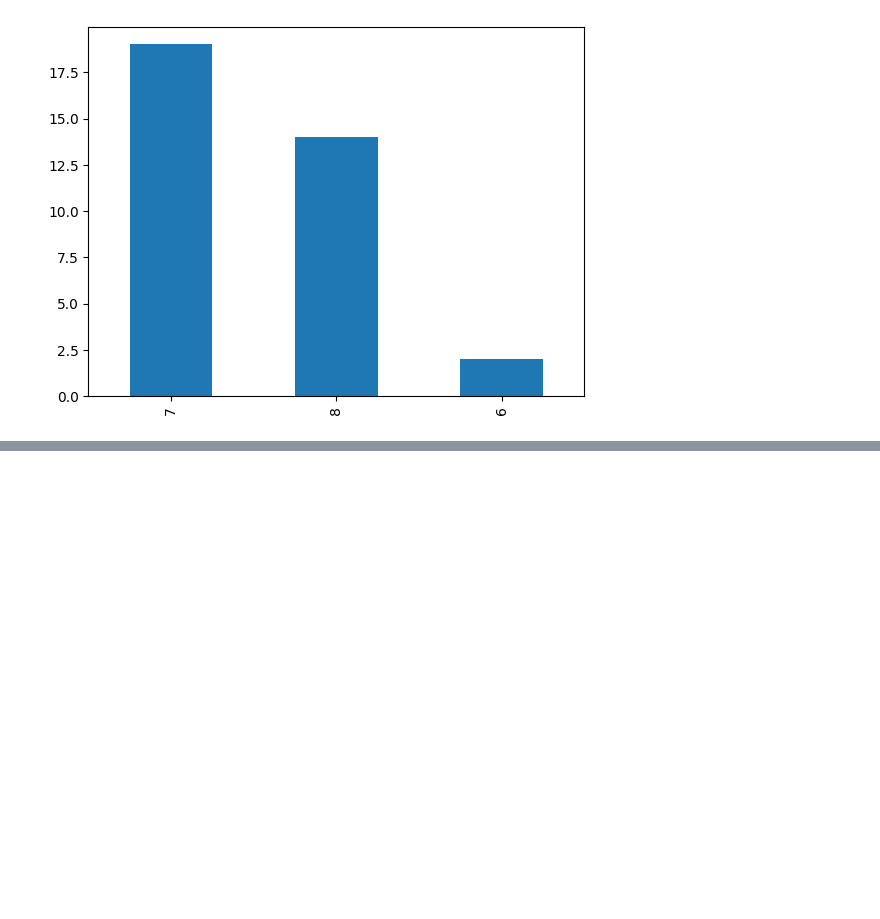
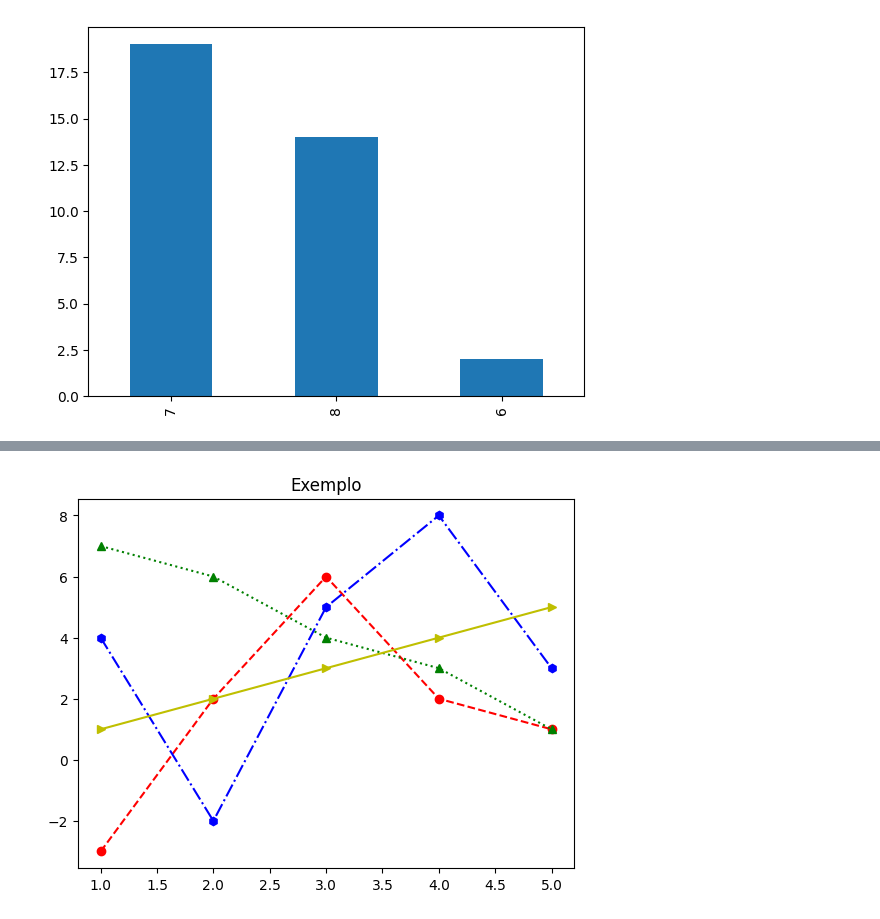
Before and after one commit to ericgbraz/COLAB_PED, a Jupyter notebook: PED_Aula_05.ipynb, the cells around one changed output, grey strips where cells are left out. Saved outputs shown, nothing was run; the diff lists cells and outputs as text; code cells hidden in the pictures; blank space fills up the shorter version.

```diff
--- a/PED_Aula_05.ipynb
+++ b/PED_Aula_05.ipynb
@@ -162,0 +170,11 @@ mesMaior['Month'].value_counts().plot(kind = 'bar')
+# %%
+x = [1, 2, 3, 4, 5]
+y1 = [-3, 2, 6, 2, 1]
+y2 = [4, -2, 5, 8, 3]
+y3 = [7, 6, 4, 3, 1]
+y4 = [1, 2, 3, 4, 5]
+
+plt.plot(x, y1, 'ro--', x, y2, 'bh-.', x, y3, 'g^:', x, y4, 'y>-')
+plt.title("Exemplo");
+# %% [output]
+[figure, added]
```
Also changed, not shown: parts of 12 cells of this notebook.
